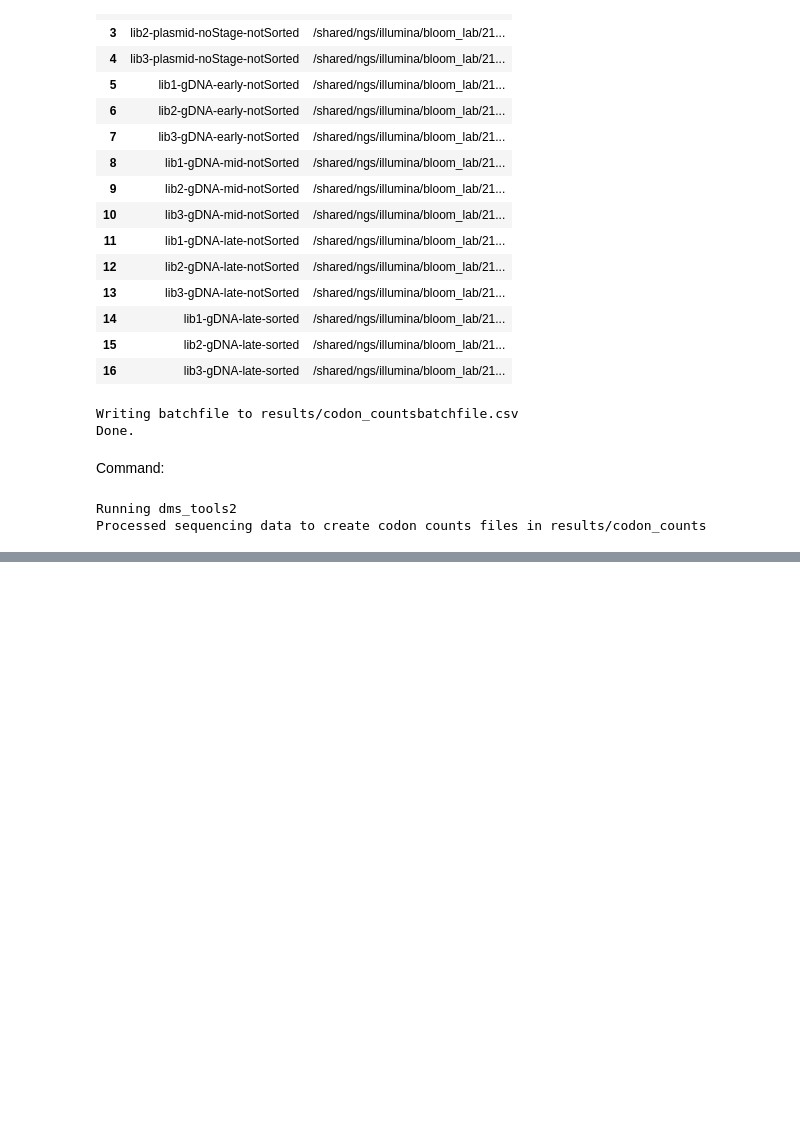
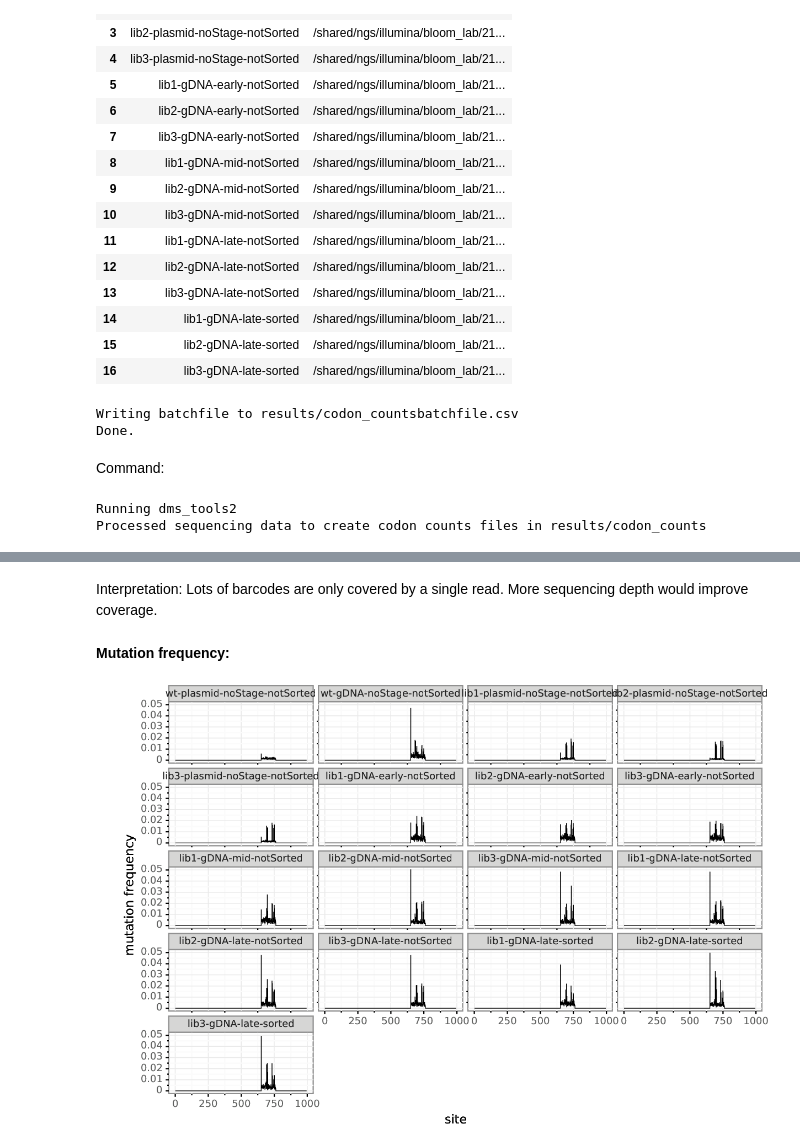
Before and after one commit to dbacsik/ns5_small_mutagenesis, a Jupyter notebook: count_codons.py.ipynb, the cells around one changed output, grey strips where cells are left out. Drawn from its saved outputs; the diff is of its cells as text; code cells hidden in the pictures; blank space fills up the shorter version.

```diff
--- a/count_codons.py.ipynb
+++ b/count_codons.py.ipynb
@@ -175,0 +192,8 @@ Processed sequencing data to create codon counts files in results/codon_counts
+# %% [markdown]
+Interpretation: Lots of barcodes are only covered by a single read. More sequencing depth would improve coverage.
+# %% [markdown]
+**Mutation frequency:**
+# %%
+showPDF([os.path.join(codon_counts_dir + "/" + "summary_mutfreq.pdf")])
+# %% [output]
+[figure, added]
```
Also changed, not shown: parts of 9 cells of this notebook.
